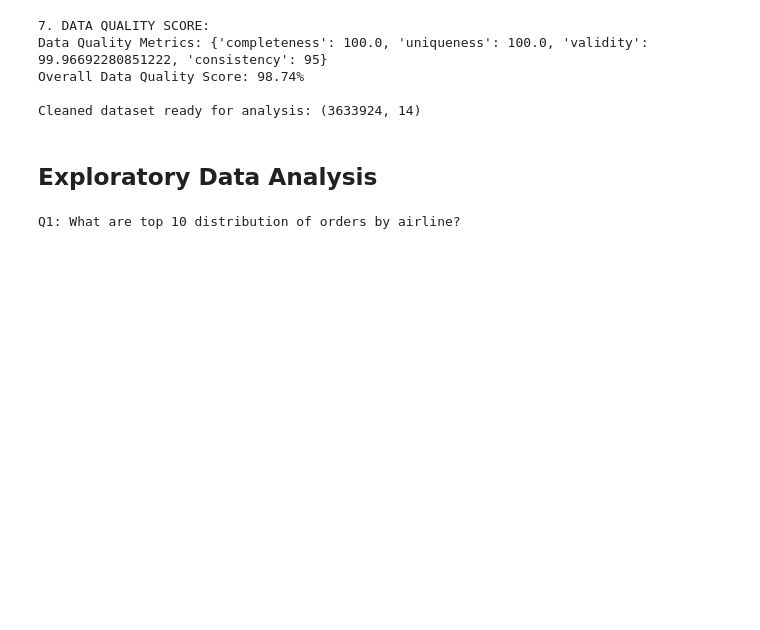
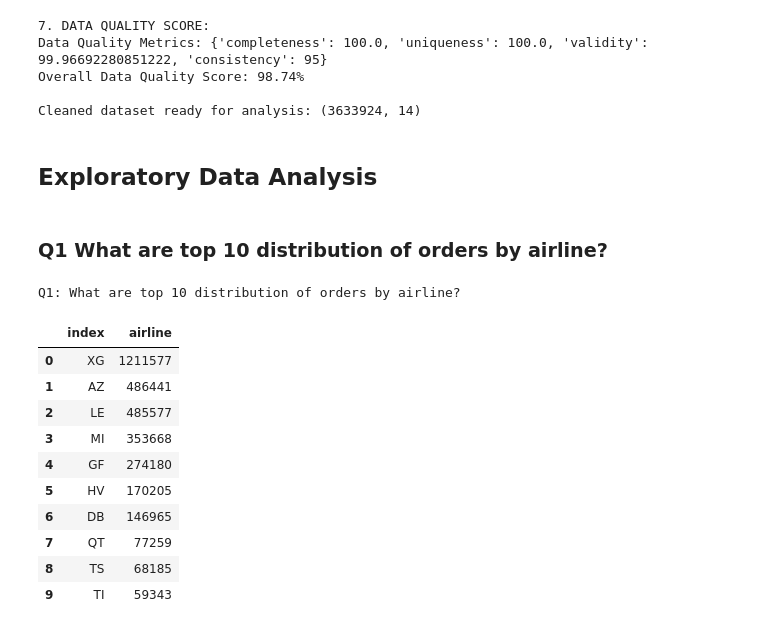
Before and after one commit to KeyCode17/Case-Study-Assignment, a Jupyter notebook: Analyze.ipynb, the cells around one changed output. Drawn from its saved outputs; the diff is of its cells as text; code cells hidden in the pictures; blank space fills up the shorter version.

```diff
--- a/Analyze.ipynb
+++ b/Analyze.ipynb
@@ -247,13 +333,27 @@ Overall Data Quality Score: 98.74%
 Cleaned dataset ready for analysis: (3633924, 14)
 # %% [markdown]
 ## Exploratory Data Analysis
+# %% [markdown]
+### Q1 What are top 10 distribution of orders by airline?
 # %%
 # Question 1: Distribution of orders by airline (Top 10)
 print("Q1: What are top 10 distribution of orders by airline?")
 airline_dist = df_cleaned['airline'].value_counts().head(10).reset_index()
+display(airline_dist)
 airline_dist.columns = ['airline', 'order_count']
 fig1 = px.pie(airline_dist, values='order_count', names='airline',
               title="Q1: Order Distribution by Airline (Top 10)")
 fig1.show()
 # %% [output]
 Q1: What are top 10 distribution of orders by airline?
+|  | index | airline |
+| 0 | XG | 1211577 |
+| 1 | AZ | 486441 |
+| 2 | LE | 485577 |
+| 3 | MI | 353668 |
+| 4 | GF | 274180 |
+| 5 | HV | 170205 |
+| 6 | DB | 146965 |
+| 7 | QT | 77259 |
+| 8 | TS | 68185 |
+| 9 | TI | 59343 |
```
Also changed, not shown: parts of 30 cells of this notebook, 5 other files.
